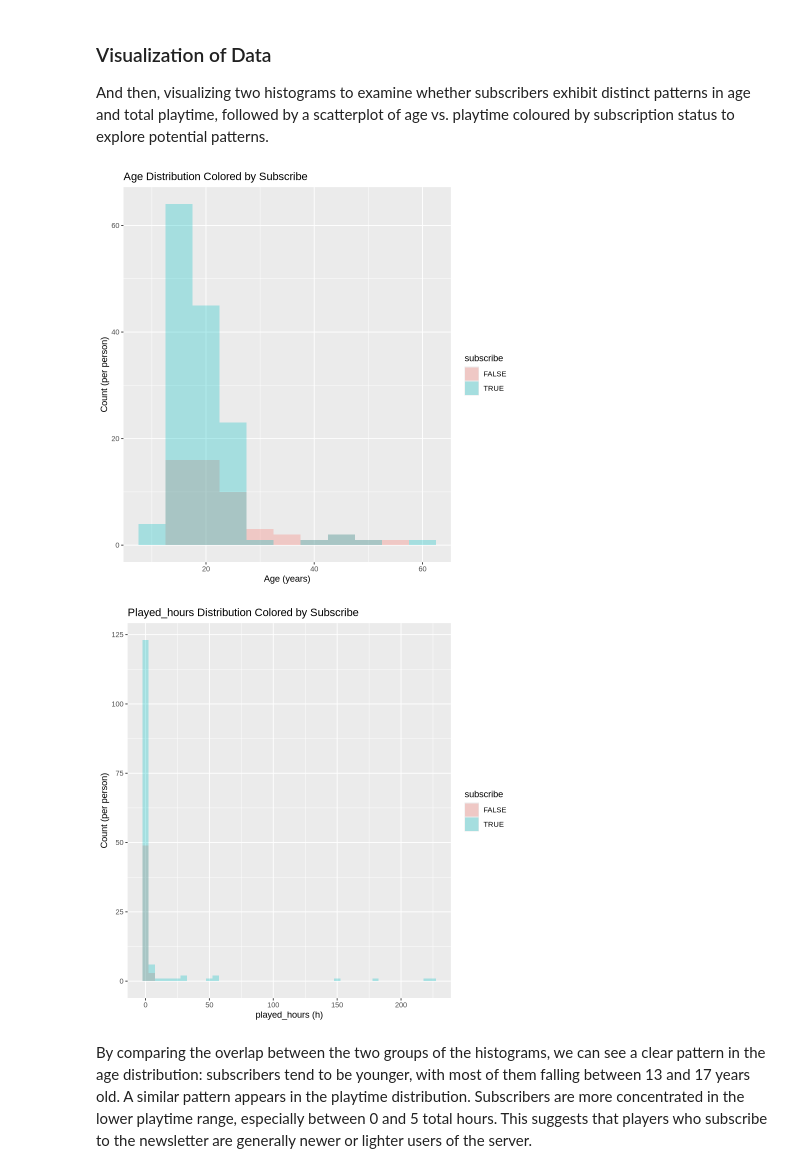
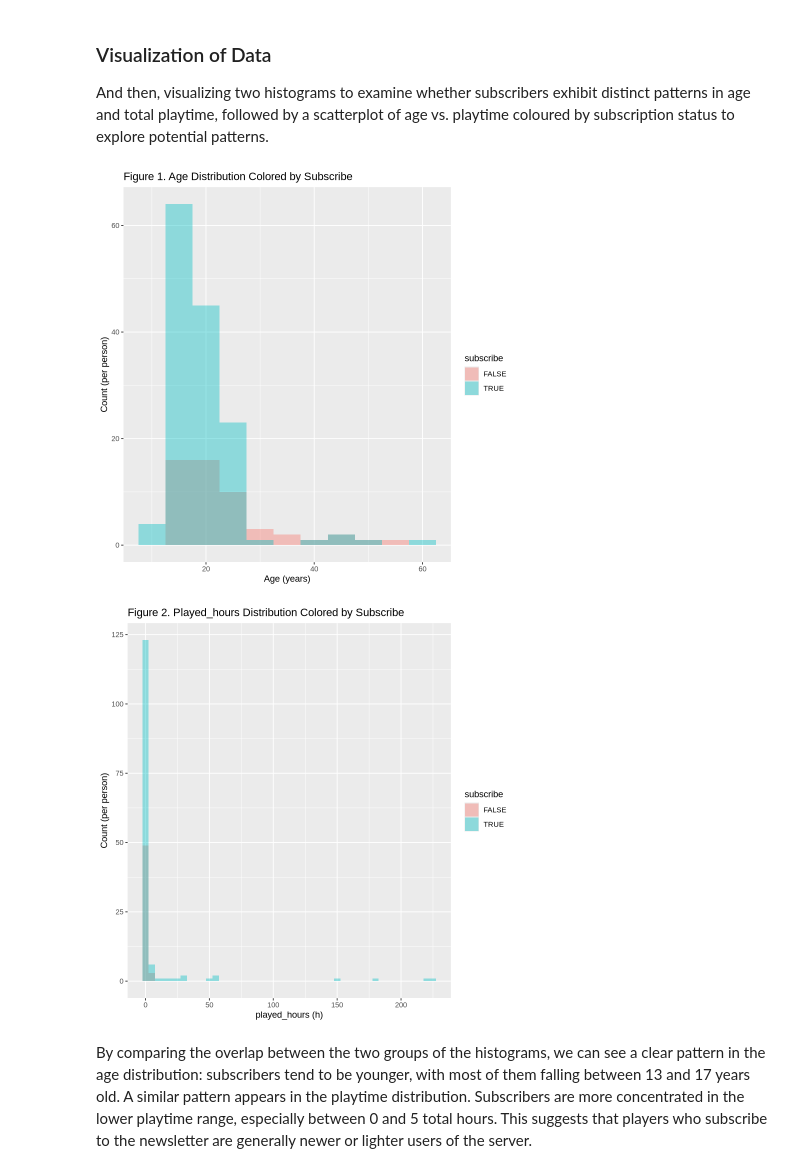
Before and after one commit to zhifou541-stack/dsci100-003-group26, a Jupyter notebook: group26 final project .ipynb, the cells around one changed output. Saved outputs shown, nothing was run; the diff lists cells and outputs as text; code cells hidden in the pictures.

```diff
--- a/group26 final project .ipynb
+++ b/group26 final project .ipynb
@@ -174,22 +156,22 @@ And then, visualizing two histograms to examine whether subscribers exhibit dist
 # %%
 visualization_age_subscribe<- players_clean|>
             ggplot(aes(x = Age, fill = subscribe)) +
-            geom_histogram(position = "identity", alpha = 0.3, binwidth = 5) +
-            labs(title = "Age Distribution Colored by Subscribe",
+            geom_histogram(position = "identity", alpha = 0.4, binwidth = 5) +
+            labs(title = "Figure 1. Age Distribution Colored by Subscribe",
                  x = "Age (years)",
                  y = "Count (per person)")
 visualization_age_subscribe
 
 visualization_playtime_subscribe<- players_clean|>
             ggplot(aes(x = played_hours, fill = subscribe)) +
-            geom_histogram(position = "identity", alpha = 0.3, binwidth = 5) +
-            labs(title = "Played_hours Distribution Colored by Subscribe",
+            geom_histogram(position = "identity", alpha = 0.4, binwidth = 5) +
+            labs(title = "Figure 2. Played_hours Distribution Colored by Subscribe",
                  x = "played_hours (h)",
                  y = "Count (per person)")
 visualization_playtime_subscribe
 # %% [output]
-[figure, old version]
+[figure, new version]
-[figure, old version]
+[figure, new version]
 # %% [markdown]
 By comparing the overlap between the two groups of the histograms, we can see a clear pattern in the age distribution: subscribers tend to be younger, with most of them falling between 13 and 17 years old. A similar pattern appears in the playtime distribution. Subscribers are more concentrated in the lower playtime range, especially between 0 and 5 total hours. This suggests that players who subscribe to the newsletter are generally newer or lighter users of the server.
 # %%
```
Also changed, not shown: parts of 12 cells of this notebook.
